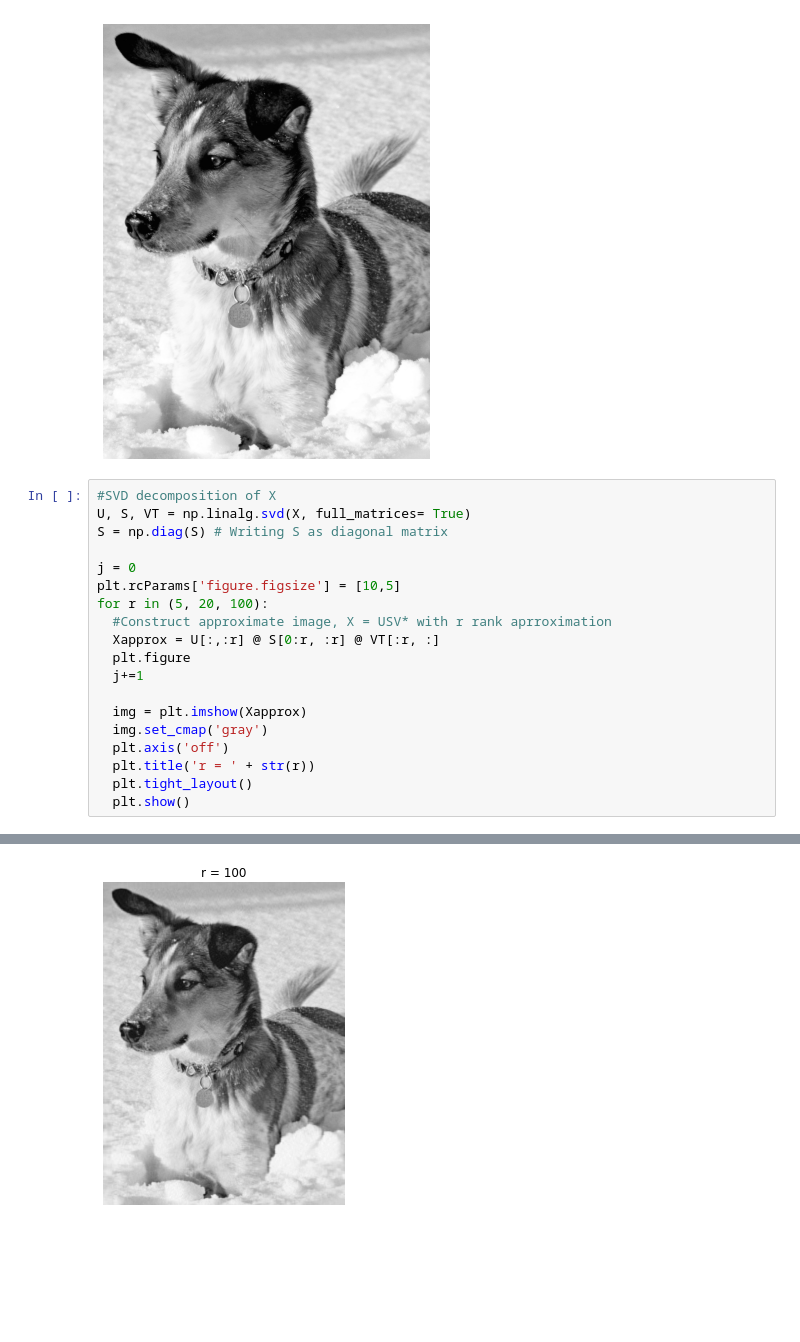
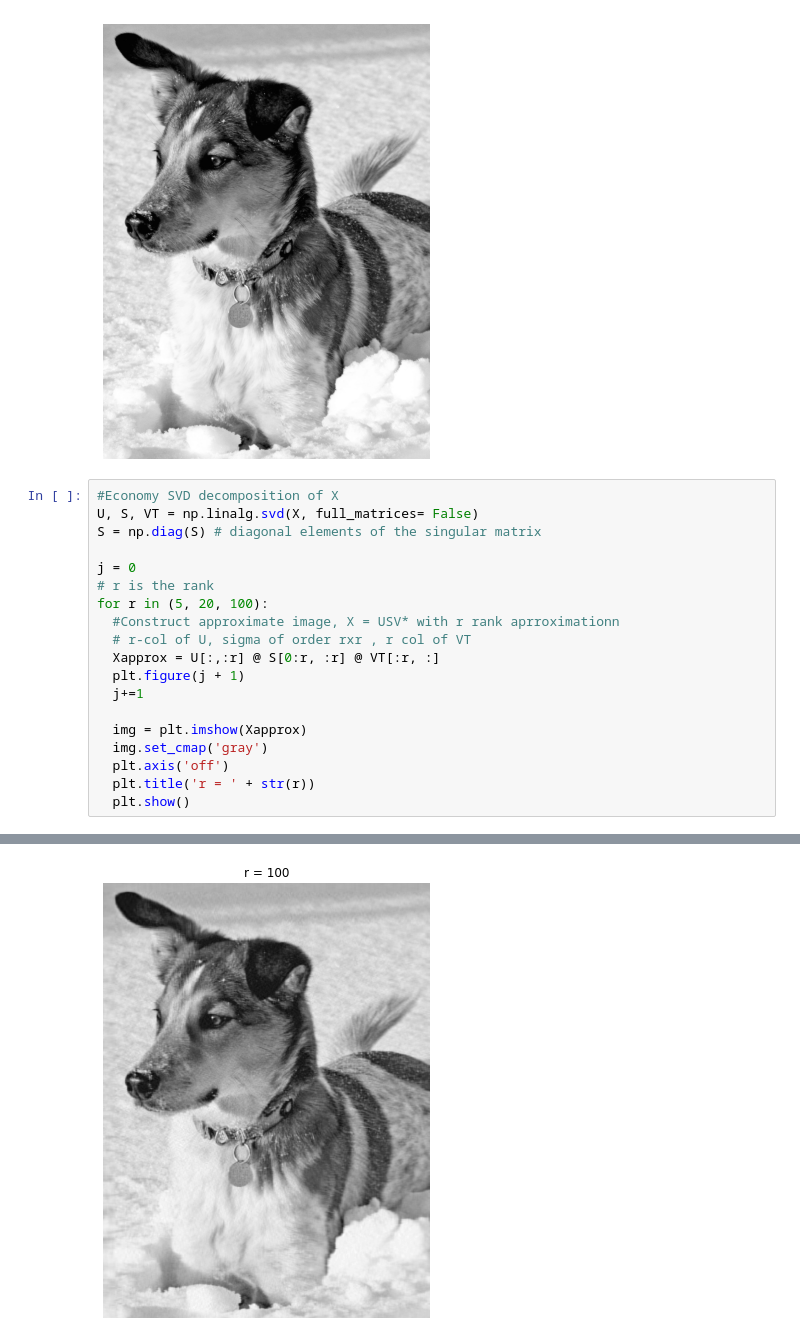
Before and after one commit to afrojaakter/Pattern-Recognition, a Jupyter notebook: ImageCompression.ipynb, the cells around one changed output, grey strips where cells are left out. Saved outputs shown, nothing was run; the diff lists cells and outputs as text; blank space fills up the shorter version.

```diff
--- a/ImageCompression.ipynb
+++ b/ImageCompression.ipynb
@@ -30,22 +40,22 @@ plt.show()
 # %% [output]
 [figure]
 # %%
-#SVD decomposition of X
-U, S, VT = np.linalg.svd(X, full_matrices= True)
-S = np.diag(S) # Writing S as diagonal matrix
+#Economy SVD decomposition of X
+U, S, VT = np.linalg.svd(X, full_matrices= False)
+S = np.diag(S) # diagonal elements of the singular matrix
 
 j = 0
-plt.rcParams['figure.figsize'] = [10,5]
+# r is the rank
 for r in (5, 20, 100):
-  #Construct approximate image, X = USV* with r rank aprroximation
+  #Construct approximate image, X = USV* with r rank aprroximationn
+  # r-col of U, sigma of order rxr , r col of VT
   Xapprox = U[:,:r] @ S[0:r, :r] @ VT[:r, :]
-  plt.figure
+  plt.figure(j + 1)
   j+=1
 
   img = plt.imshow(Xapprox)
   img.set_cmap('gray')
   plt.axis('off')
   plt.title('r = ' + str(r))
-  plt.tight_layout()
   plt.show()
 # %% [output]
@@ -54 +64 @@ for r in (5, 20, 100):
-[figure, old version]
+[figure, new version]
```
Also changed, not shown: parts of 11 cells of this notebook.
